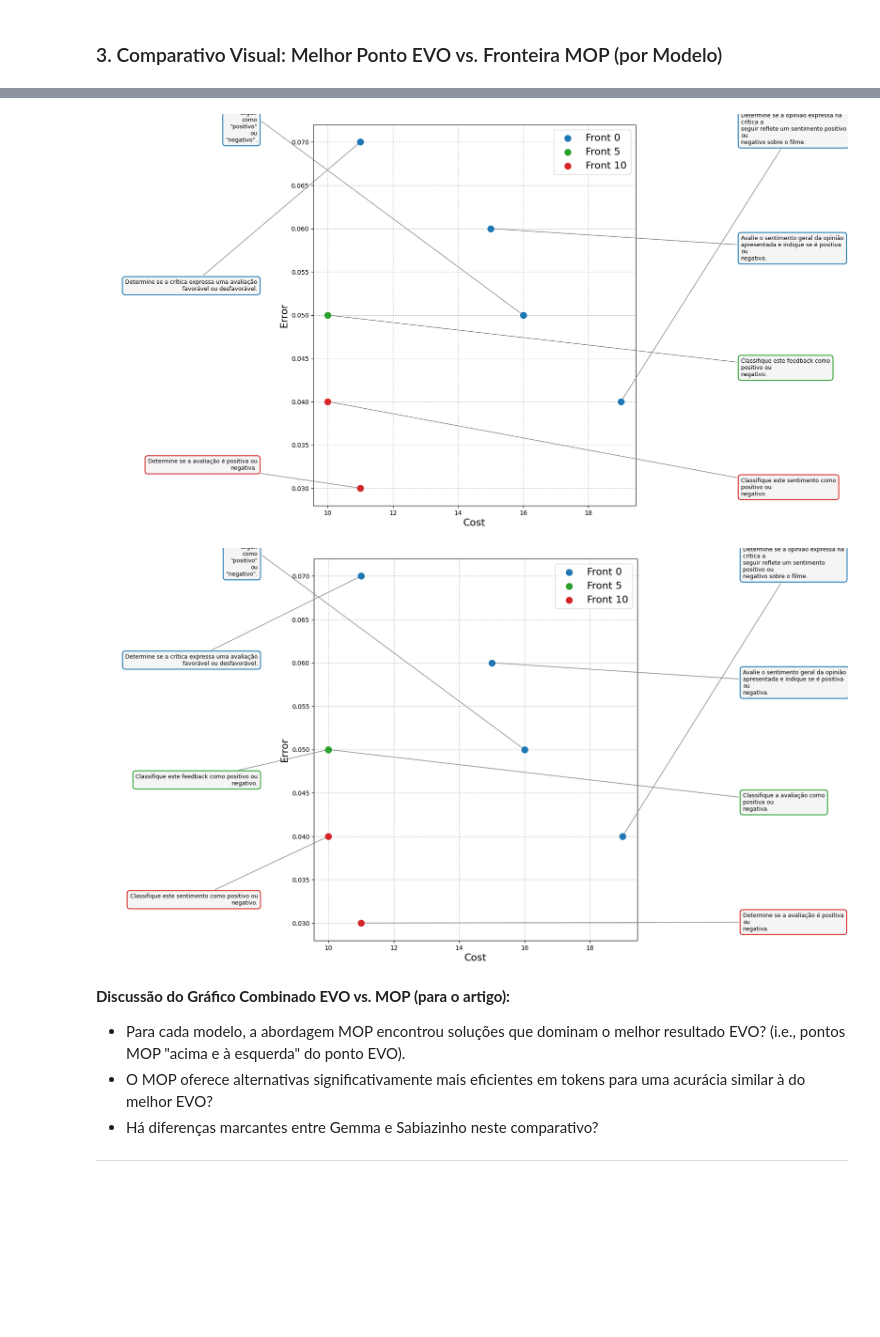
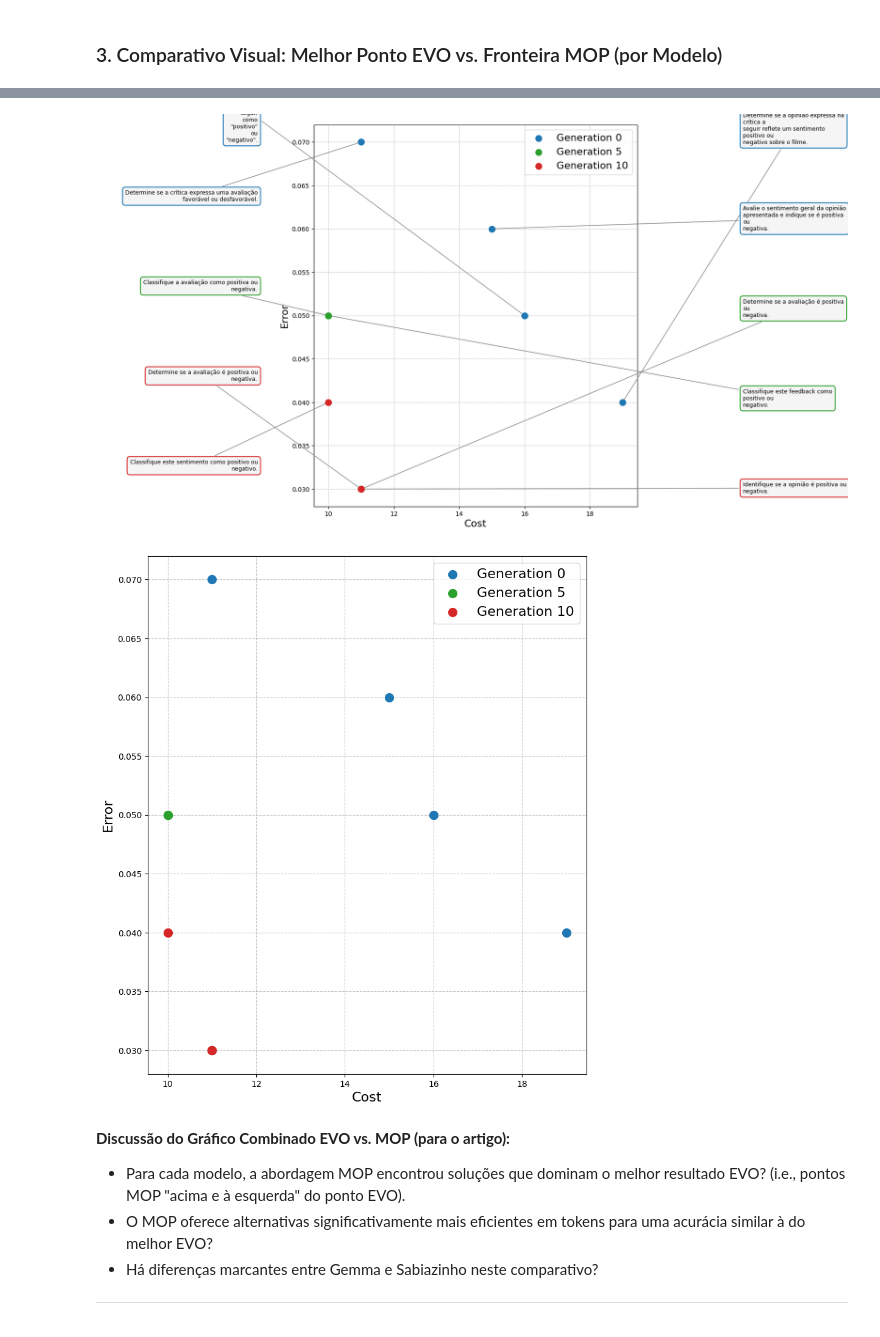
Before and after one commit to SaraCamara/mo-prompt-project, a Jupyter notebook: results/artigo_analise_resultados.ipynb, the cells around one changed output, grey strips where cells are left out. Saved outputs shown, nothing was run; the diff lists cells and outputs as text; code cells hidden in the pictures; blank space fills up the shorter version.

```diff
--- a/results/artigo_analise_resultados.ipynb
+++ b/results/artigo_analise_resultados.ipynb
@@ -419,13 +607,16 @@ csv_data = """generation,prompt,acc,f1,tokens,rank,crowding_distance
 0,"Classifique o sentimento do texto a seguir como ""positivo"" ou ""negativo"".",0.95,0.9494949494949496,16,0,1.1666666666666692
 0,"Avalie o sentimento geral da opinião apresentada e indique se é positiva ou negativa.",0.94,0.9411764705882352,15,0,1.2916666666666654
 0,"Determine se a crítica expressa uma avaliação favorável ou desfavorável.",0.93,0.9320388349514565,11,0,inf
+5,"Determine se a avaliação é positiva ou negativa.",0.97,0.9702970297029704,11,0,inf
+5,"Classifique a avaliação como positiva ou negativa.",0.95,0.9504950495049505,10,0,inf
 5,"Classifique este feedback como positivo ou negativo.",0.95,0.9514563106796116,10,0,2.0
 10,"Determine se a avaliação é positiva ou negativa.",0.97,0.9702970297029704,11,0,2.0
+10,"Identifique se a opinião é positiva ou negativa.",0.97,0.970873786407767,11,0,inf
 10,"Classifique este sentimento como positivo ou negativo.",0.96,0.96,10,0,inf
 """
 
 # Criar um DataFrame a partir dos dados
-gemma_few_shot_df = pd.read_csv(io.StringIO(csv_data))
+sabiazinho_few_shot_df = pd.read_csv(io.StringIO(csv_data))
 
 # --- Criação do Gráfico ---
 fig, ax = plt.subplots(figsize=(18, 10))
@@ -434,18 +625,18 @@ fig, ax = plt.subplots(figsize=(18, 10))
 cores_geracoes = {0: '#1f77b4', 5: '#2ca02c', 10: '#d62728'}
 
 # --- Lógica de Posicionamento Lateral ---
-prompts_direita = [p for i, p in enumerate(gemma_few_shot_df.itertuples()) if i % 2 == 0]
-prompts_esquerda = [p for i, p in enumerate(gemma_few_shot_df.itertuples()) if i % 2 != 0]
+prompts_direita = [p for i, p in enumerate(sabiazinho_few_shot_df.itertuples()) if i % 2 == 0]
+prompts_esquerda = [p for i, p in enumerate(sabiazinho_few_shot_df.itertuples()) if i % 2 != 0]
 pos_y_direita = np.linspace(0.9, 0.1, len(prompts_direita))
 pos_y_esquerda = np.linspace(0.95, 0.15, len(prompts_esquerda))
 
 # --- Adicionando as Anotações ---
 
 # Plota todos os pontos de dados primeiro
-for index, row in gemma_few_shot_df.iterrows():
+for index, row in sabiazinho_few_shot_df.iterrows():
     cor = cores_geracoes.get(row['generation'], 'gray')
     ax.scatter(row['tokens'], 1 - row['acc'], color=cor, s=100, zorder=5,
-               label=f"Front {row['generation']}")
+               label=f"Generation {row['generation']}")
 
 # Anotações da Direita
 for i, ponto in enumerate(prompts_direita):
@@ -495,7 +686,7 @@ plt.subplots_adjust(left=0.3, right=0.7, top=0.95, bottom=0.1)
 
 plt.show()
 # %% [output]
-[figure, old version]
+[figure, new version]
 # %%
 import matplotlib.pyplot as plt
 import pandas as pd
@@ -510,9 +701,11 @@ csv_data = """generation,prompt,acc,f1,tokens,rank,crowding_distance
 0,"Classifique o sentimento do texto a seguir como ""positivo"" ou ""negativo"".",0.95,0.9494949494949496,16,0,1.1666666666666692
 0,"Avalie o sentimento geral da opinião apresentada e indique se é positiva ou negativa.",0.94,0.9411764705882352,15,0,1.2916666666666654
 0,"Determine se a crítica expressa uma avaliação favorável ou desfavorável.",0.93,0.9320388349514565,11,0,inf
+5,"Determine se a avaliação é positiva ou negativa.",0.97,0.9702970297029704,11,0,inf
 5,"Classifique a avaliação como positiva ou negativa.",0.95,0.9504950495049505,10,0,inf
 5,"Classifique este feedback como positivo ou negativo.",0.95,0.9514563106796116,10,0,2.0
 10,"Determine se a avaliação é positiva ou negativa.",0.97,0.9702970297029704,11,0,2.0
+10,"Identifique se a opinião é positiva ou negativa.",0.97,0.970873786407767,11,0,inf
 10,"Classifique este sentimento como positivo ou negativo.",0.96,0.96,10,0,inf
 """
 
@@ -531,63 +724,63 @@ prompts_esquerda = [p for i, p in enumerate(sabiazinho_few_shot_df.itertuples())
 pos_y_direita = np.linspace(0.9, 0.1, len(prompts_direita))
 pos_y_esquerda = np.linspace(0.95, 0.15, len(prompts_esquerda))
 
 # --- Adicionando as Anotações ---
 
 # Plota todos os pontos de dados primeiro
 for index, row in sabiazinho_few_shot_df.iterrows():
     cor = cores_geracoes.get(row['generation'], 'gray')
     ax.scatter(row['tokens'], 1 - row['acc'], color=cor, s=100, zorder=5,
-               label=f"Front {row['generation']}")
+            label=f"Generation {row['generation']}")
 
-# Anotações da Direita
-for i, ponto in enumerate(prompts_direita):
-    # 2. Formata o texto para ter uma largura maior
-    texto_formatado = textwrap.fill(ponto.prompt, width=45)
+# # Anotações da Direita
+# for i, ponto in enumerate(prompts_direita):
+#     # 2. Formata o texto para ter uma largura maior
+#     texto_formatado = textwrap.fill(ponto.prompt, width=45)
 
-    ax.annotate(
-        text=texto_formatado,
-        xy=(ponto.tokens, 1 - ponto.acc),
-        xytext=(0.80, pos_y_direita[i]), # <-- Caixas mais próximas
-        textcoords='figure fraction',
-        # 3. Seta reta (rmopvido o 'connectionstyle')
-        arrowprops=dict(arrowstyle="-", color='gray', shrinkB=5),
-        bbox=dict(boxstyle="round,pad=0.5", fc="whitesmoke", ec=cores_geracoes.get(ponto.generation, 'gray'), lw=1.5),
-        fontsize=9, wrap=True, ha='left', va='center'
-    )
+#     ax.annotate(
+#         text=texto_formatado,
+#         xy=(ponto.tokens, 1 - ponto.acc),
+#         xytext=(0.80, pos_y_direita[i]), # <-- Caixas mais próximas
+#         textcoords='figure fraction',
+#         # 3. Seta reta (rmopvido o 'connectionstyle')
+#         arrowprops=dict(arrowstyle="-", color='gray', shrinkB=5),
+#         bbox=dict(boxstyle="round,pad=0.5", fc="whitesmoke", ec=cores_geracoes.get(ponto.generation, 'gray'), lw=1.5),
+#         fontsize=9, wrap=True, ha='left', va='center'
+#     )
 
-# Anotações da Esquerda
-for i, ponto in enumerate(prompts_esquerda):
-    # 2. Formata o texto para ter uma largura maior
-    texto_formatado = textwrap.fill(ponto.prompt, width=45)
+# # Anotações da Esquerda
+# for i, ponto in enumerate(prompts_esquerda):
+#     # 2. Formata o texto para ter uma largura maior
+#     texto_formatado = textwrap.fill(ponto.prompt, width=45)
 
-    ax.annotate(
-        text=texto_formatado,
-        xy=(ponto.tokens, 1 - ponto.acc),
-        xytext=(0.20, pos_y_esquerda[i]), # <-- Caixas mais próximas
-        textcoords='figure fraction',
-        # 3. Seta reta (rmopvido o 'connectionstyle')
-        arrowprops=dict(arrowstyle="-", color='gray', shrinkB=5),
-        bbox=dict(boxstyle="round,pad=0.5", fc="whitesmoke", ec=cores_geracoes.get(ponto.generation, 'gray'), lw=1.5),
-        fontsize=9, wrap=True, ha='right', va='center'
-    )
+#     ax.annotate(
+#         text=texto_formatado,
+#         xy=(ponto.tokens, 1 - ponto.acc),
+#         xytext=(0.20, pos_y_esquerda[i]), # <-- Caixas mais próximas
+#         textcoords='figure fraction',
+#         # 3. Seta reta (rmopvido o 'connectionstyle')
+#         arrowprops=dict(arrowstyle="-", color='gray', shrinkB=5),
+#         bbox=dict(boxstyle="round,pad=0.5", fc="whitesmoke", ec=cores_geracoes.get(ponto.generation, 'gray'), lw=1.5),
+#         fontsize=9, wrap=True, ha='right', va='center'
+#     )
 
 
 # --- Configurações Finais ---
 ax.set_xlabel("Cost", fontsize=16)
 ax.set_ylabel("Error", fontsize=16)
 ax.grid(True, linestyle='--', alpha=0.7)
 
 # Lógica para legenda sem duplicatas
 handles, labels = ax.get_legend_handles_labels()
 by_label = dict(zip(labels, handles))
 ax.legend(by_label.values(), by_label.keys(), title="", fontsize=16, loc='best')
 
 # Ajusta o espaçamento da figura para dar espaço às anotações
 plt.subplots_adjust(left=0.3, right=0.7, top=0.95, bottom=0.1)
 
 plt.show()
 # %% [output]
-[figure, old version]
+[figure, new version]
 # %% [markdown]
 **Discussão do Gráfico Combinado EVO vs. MOP (para o artigo):**
 * Para cada modelo, a abordagem MOP encontrou soluções que dominam o melhor resultado EVO? (i.e., pontos MOP "acima e à esquerda" do ponto EVO).
```
Also changed, not shown: parts of 2 cells of this notebook, 3 other files.
